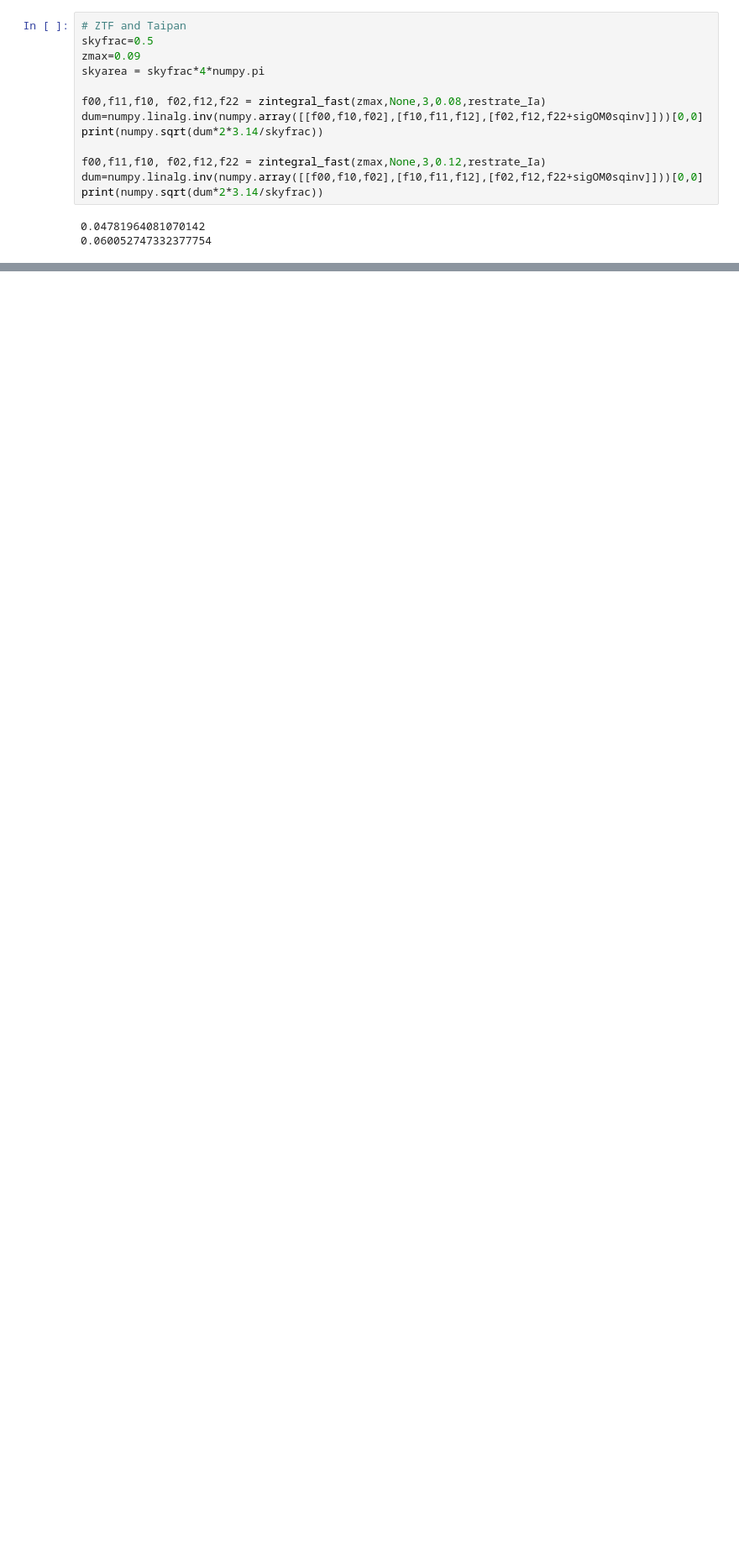
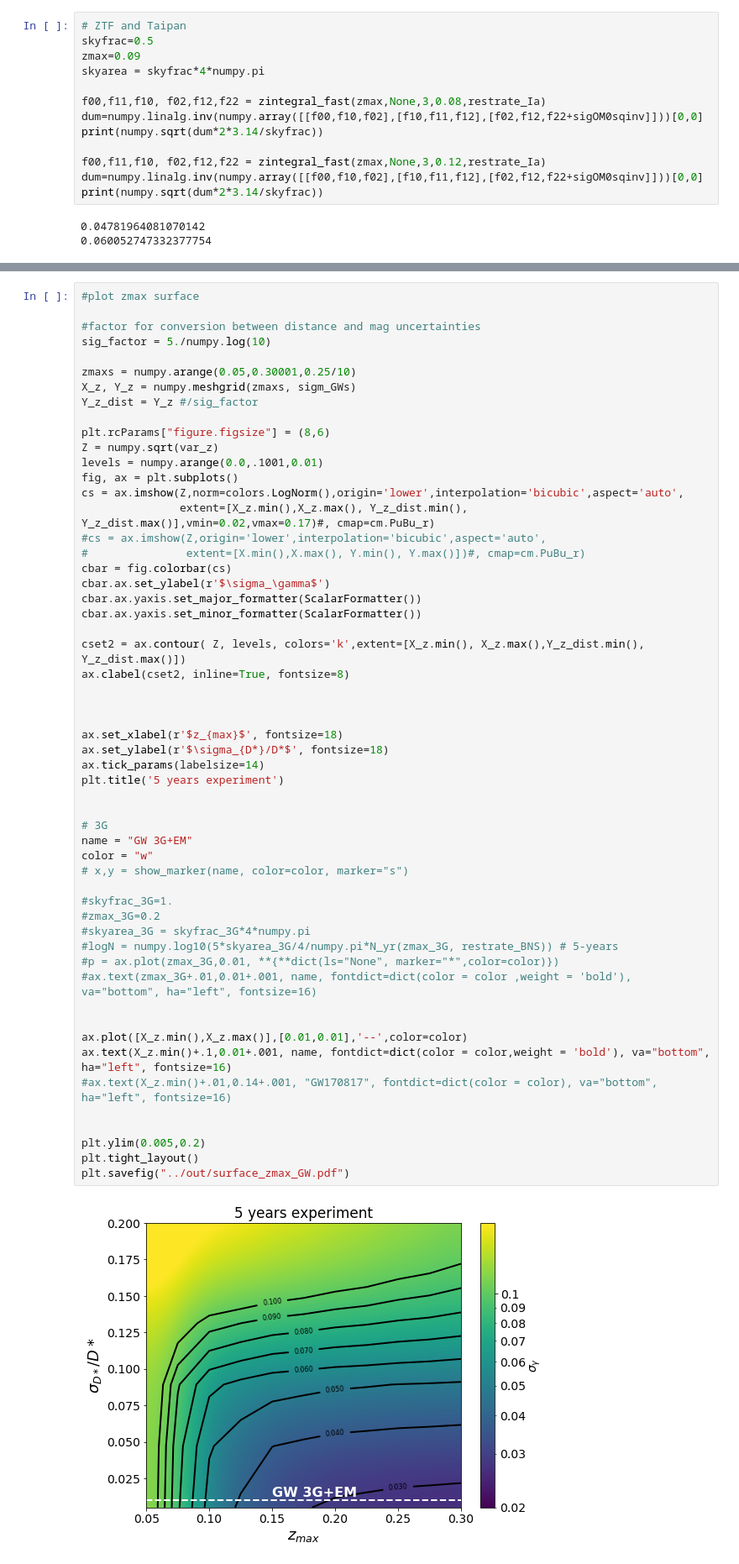
Before and after one commit to apalmese/ztf2, a Jupyter notebook: src/surface.ipynb, the cells around one changed output, grey strips where cells are left out. Shown at 84% size. Cells and saved outputs as stored; diff of their text form; blank space fills up the shorter version.

```diff
--- a/src/surface.ipynb
+++ b/src/surface.ipynb
@@ -285,0 +522,57 @@ print(numpy.sqrt(dum*2*3.14/skyfrac))
+# %%
+#plot zmax surface
+
+#factor for conversion between distance and mag uncertainties
+sig_factor = 5./numpy.log(10)
+
+zmaxs = numpy.arange(0.05,0.30001,0.25/10)
+X_z, Y_z = numpy.meshgrid(zmaxs, sigm_GWs)
+Y_z_dist = Y_z #/sig_factor
+
+plt.rcParams["figure.figsize"] = (8,6)
+Z = numpy.sqrt(var_z)
+levels = numpy.arange(0.0,.1001,0.01)
+fig, ax = plt.subplots()
+cs = ax.imshow(Z,norm=colors.LogNorm(),origin='lower',interpolation='bicubic',aspect='auto',
+               extent=[X_z.min(),X_z.max(), Y_z_dist.min(), Y_z_dist.max()],vmin=0.02,vmax=0.17)#, cmap=cm.PuBu_r)
+#cs = ax.imshow(Z,origin='lower',interpolation='bicubic',aspect='auto',
+#               extent=[X.min(),X.max(), Y.min(), Y.max()])#, cmap=cm.PuBu_r)
+cbar = fig.colorbar(cs)
+cbar.ax.set_ylabel(r'$\sigma_\gamma$')
+cbar.ax.yaxis.set_major_formatter(ScalarFormatter())
+cbar.ax.yaxis.set_minor_formatter(ScalarFormatter())
+
+cset2 = ax.contour( Z, levels, colors='k',extent=[X_z.min(), X_z.max(),Y_z_dist.min(), Y_z_dist.max()])
+ax.clabel(cset2, inline=True, fontsize=8)
+
+
+
+ax.set_xlabel(r'$z_{max}$', fontsize=18)
+ax.set_ylabel(r'$\sigma_{D*}/D*$', fontsize=18)
+ax.tick_params(labelsize=14)
+plt.title('5 years experiment')
+
+
+# 3G
+name = "GW 3G+EM"
+color = "w"
+# x,y = show_marker(name, color=color, marker="s")
+
+#skyfrac_3G=1.
+#zmax_3G=0.2
+#skyarea_3G = skyfrac_3G*4*numpy.pi
+#logN = numpy.log10(5*skyarea_3G/4/numpy.pi*N_yr(zmax_3G, restrate_BNS)) # 5-years
+#p = ax.plot(zmax_3G,0.01, **{**dict(ls="None", marker="*",color=color)})
+#ax.text(zmax_3G+.01,0.01+.001, name, fontdict=dict(color = color ,weight = 'bold'), va="bottom", ha="left", fontsize=16)
+
+
+ax.plot([X_z.min(),X_z.max()],[0.01,0.01],'--',color=color)
+ax.text(X_z.min()+.1,0.01+.001, name, fontdict=dict(color = color,weight = 'bold'), va="bottom", ha="left", fontsize=16)
+#ax.text(X_z.min()+.01,0.14+.001, "GW170817", fontdict=dict(color = color), va="bottom", ha="left", fontsize=16)
+
+
+plt.ylim(0.005,0.2)
+plt.tight_layout()
+plt.savefig("../out/surface_zmax_GW.pdf")
+# %% [output]
+[figure, added]
```
Also changed, not shown: parts of 14 cells of this notebook.
